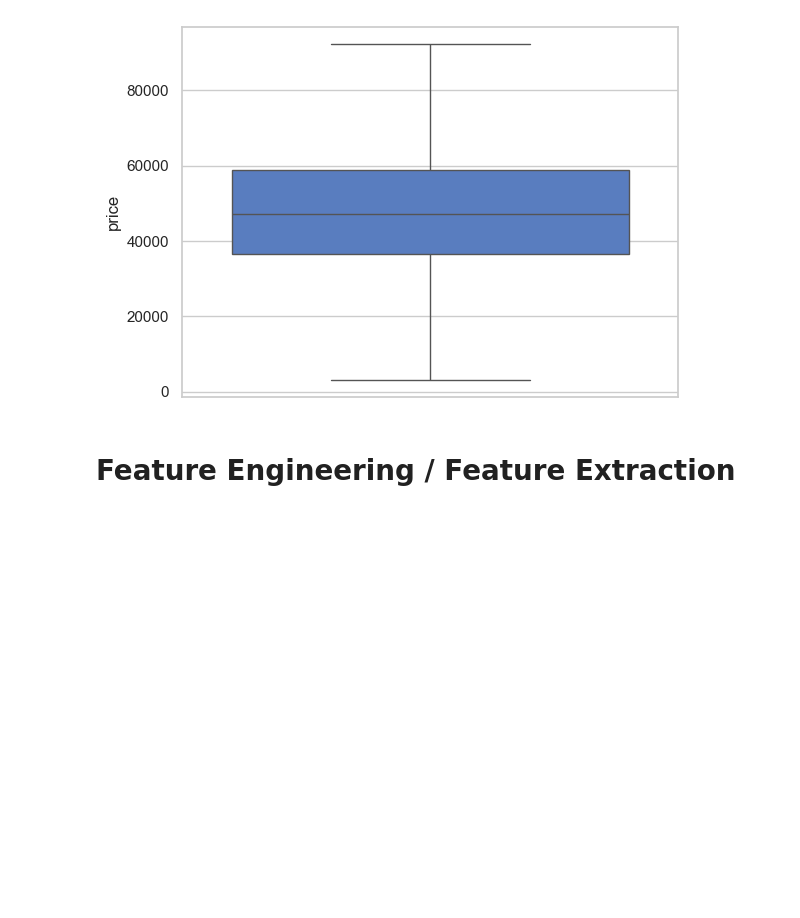
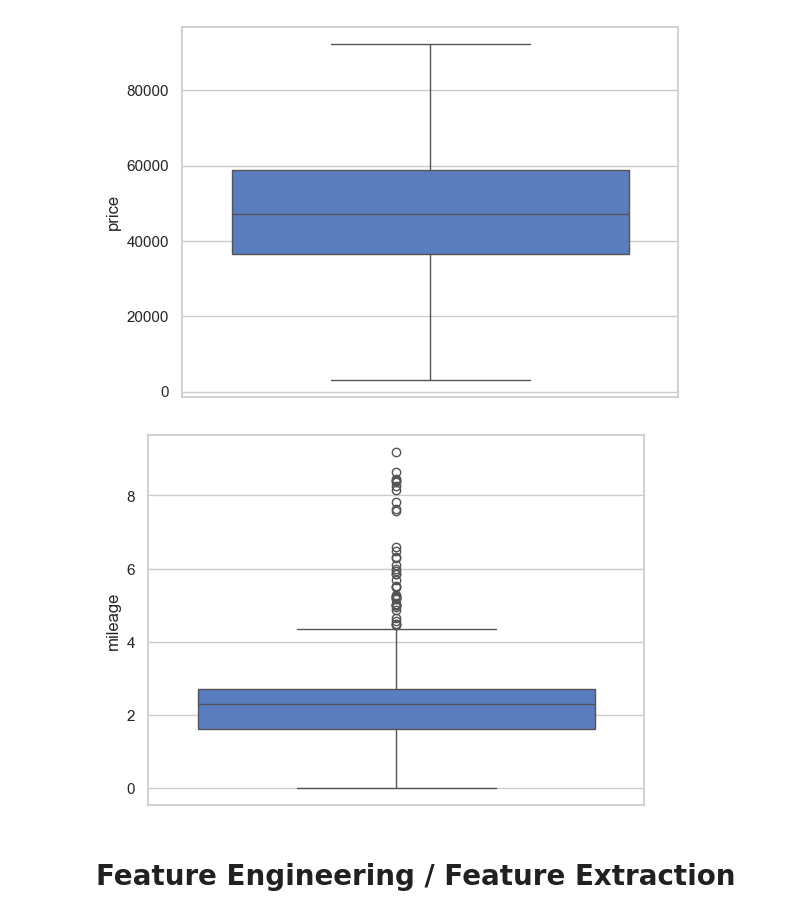
Before and after one commit to RajatDev18/Vehicle_Price_Prediction_working, a Jupyter notebook: predict_vehicle_prices.ipynb, the cells around one changed output. Drawn from its saved outputs; the diff is of its cells as text; code cells hidden in the pictures; blank space fills up the shorter version.

```diff
--- a/predict_vehicle_prices.ipynb
+++ b/predict_vehicle_prices.ipynb
@@ -186,3 +188,8 @@ sns.boxplot(df['price'])
+# %%
+sns.boxplot(df['mileage'])
+plt.show()
+# %% [output]
+[figure, added]
 # %% [markdown]
 # Feature Engineering / Feature Extraction
 # %%
```
Also changed, not shown: parts of 13 cells of this notebook.
